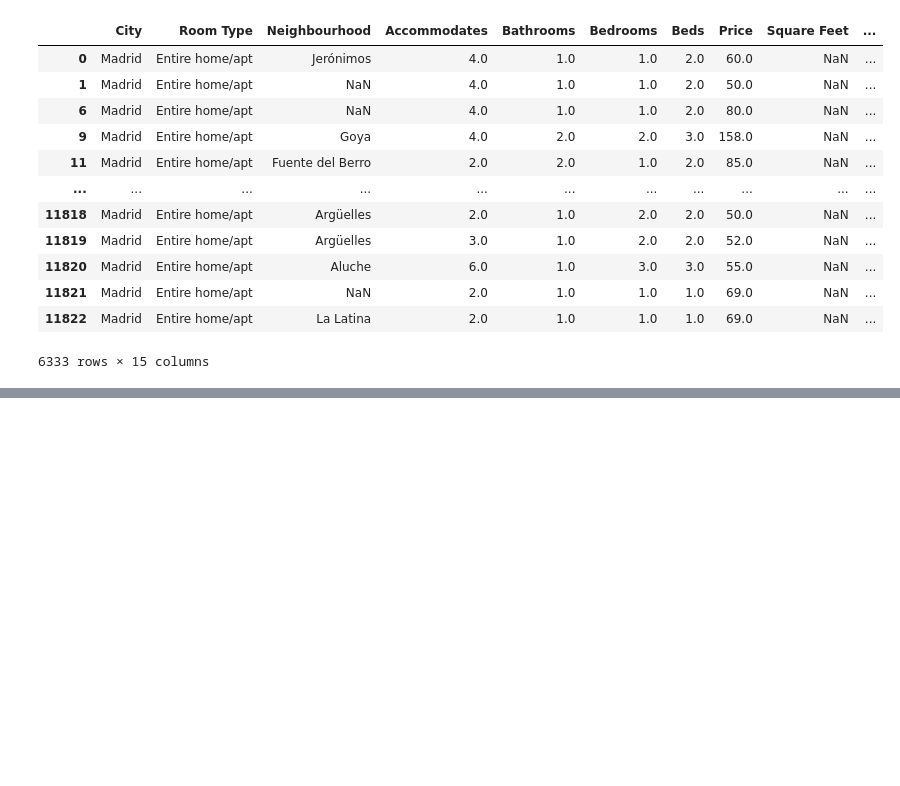
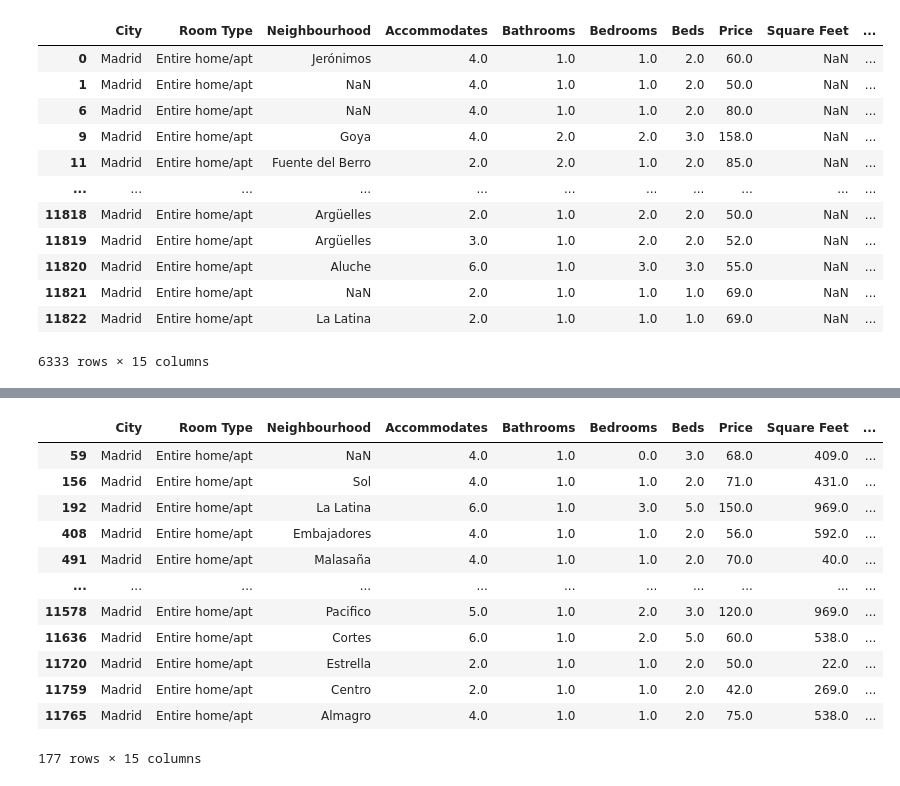
Before and after one commit to alessaag/Machine-Learning, a Jupyter notebook: Practica ML Alessa.ipynb, the cells around one changed output, grey strips where cells are left out. Drawn from its saved outputs; the diff is of its cells as text; code cells hidden in the pictures; blank space fills up the shorter version.

```diff
--- a/Practica ML Alessa.ipynb
+++ b/Practica ML Alessa.ipynb
@@ -159,7 +159,7 @@ Número de elementos que no son NaN y son cero: 104
 El porcentaje de elementos que no son NaN y son cero es: 37.01067615658363 %
 # %%
 #Convierto en NA los elementos de 'Square Meters' que tienen como valor cero
-df_madrid['Square Meters'] = df_madrid.loc[df_madrid['Square Meters']==0] = np.nan
+df_madrid.loc[df_madrid['Square Meters']==0] = np.nan
 df_madrid
 # %% [output]
 |  | City | Room Type | Neighbourhood | Accommodates | Bathrooms | Bedrooms | Beds | Price | Square Feet | ... |
@@ -198,0 +216,19 @@ na_sq_meters
+# %%
+#Elimino los barrios para los cuales todos los elementos tienen 'Square Meters' igual a NA
+
+df_Neighbourhoods_no_na = df_madrid.loc[df_madrid['Square Feet'].notnull()]
+df_Neighbourhoods_no_na
+# %% [output]
+|  | City | Room Type | Neighbourhood | Accommodates | Bathrooms | Bedrooms | Beds | Price | Square Feet | ... |
+| 59 | Madrid | Entire home/apt | NaN | 4.0 | 1.0 | 0.0 | 3.0 | 68.0 | 409.0 | ... |
+| 156 | Madrid | Entire home/apt | Sol | 4.0 | 1.0 | 1.0 | 2.0 | 71.0 | 431.0 | ... |
+| 192 | Madrid | Entire home/apt | La Latina | 6.0 | 1.0 | 3.0 | 5.0 | 150.0 | 969.0 | ... |
+| 408 | Madrid | Entire home/apt | Embajadores | 4.0 | 1.0 | 1.0 | 2.0 | 56.0 | 592.0 | ... |
+| 491 | Madrid | Entire home/apt | Malasaña | 4.0 | 1.0 | 1.0 | 2.0 | 70.0 | 40.0 | ... |
+| ... | ... | ... | ... | ... | ... | ... | ... | ... | ... | ... |
+| 11578 | Madrid | Entire home/apt | Pacifico | 5.0 | 1.0 | 2.0 | 3.0 | 120.0 | 969.0 | ... |
+| 11636 | Madrid | Entire home/apt | Cortes | 6.0 | 1.0 | 2.0 | 5.0 | 60.0 | 538.0 | ... |
+| 11720 | Madrid | Entire home/apt | Estrella | 2.0 | 1.0 | 1.0 | 2.0 | 50.0 | 22.0 | ... |
+| 11759 | Madrid | Entire home/apt | Centro | 2.0 | 1.0 | 1.0 | 2.0 | 42.0 | 269.0 | ... |
+| 11765 | Madrid | Entire home/apt | Almagro | 4.0 | 1.0 | 1.0 | 2.0 | 75.0 | 538.0 | ... |
+177 rows × 15 columns
```
Also changed, not shown: parts of 5 cells of this notebook.
